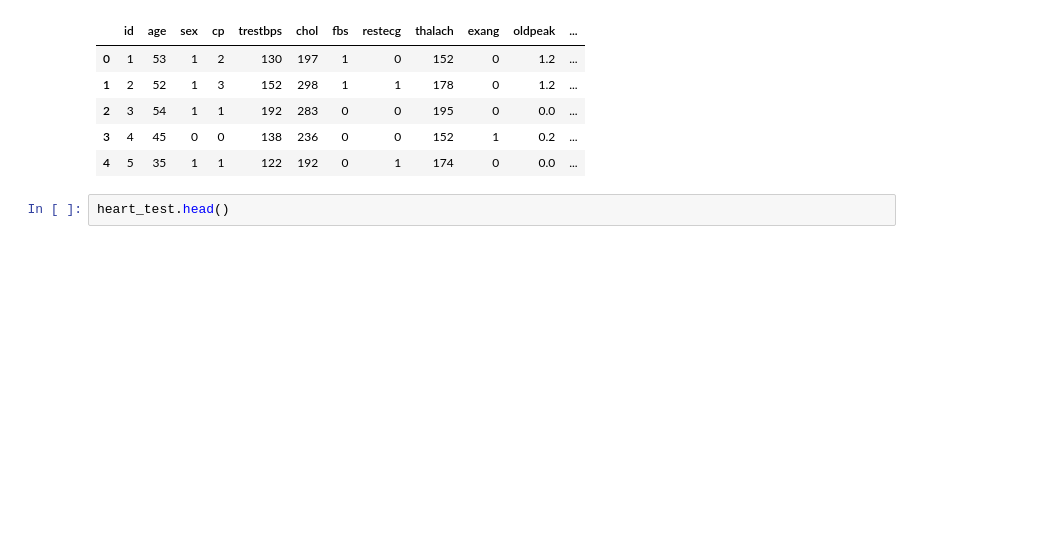
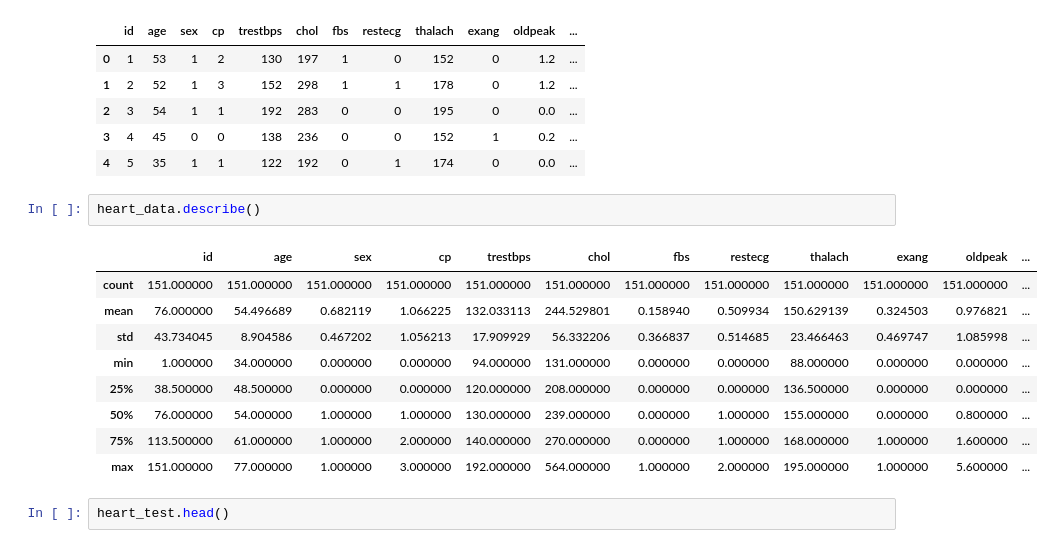
Before and after one commit to chnlee/Dacon--, a Jupyter notebook: Sample.ipynb, the cells around one changed output. Saved outputs shown, nothing was run; the diff lists cells and outputs as text; blank space fills up the shorter version.

```diff
--- a/Sample.ipynb
+++ b/Sample.ipynb
@@ -26,6 +26,18 @@ heart_data.head()
 | 2 | 3 | 54 | 1 | 1 | 192 | 283 | 0 | 0 | 195 | 0 | 0.0 | ... |
 | 3 | 4 | 45 | 0 | 0 | 138 | 236 | 0 | 0 | 152 | 1 | 0.2 | ... |
 | 4 | 5 | 35 | 1 | 1 | 122 | 192 | 0 | 1 | 174 | 0 | 0.0 | ... |
+# %%
+heart_data.describe()
+# %% [output]
+|  | id | age | sex | cp | trestbps | chol | fbs | restecg | thalach | exang | oldpeak | ... |
+| count | 151.000000 | 151.000000 | 151.000000 | 151.000000 | 151.000000 | 151.000000 | 151.000000 | 151.000000 | 151.000000 | 151.000000 | 151.000000 | ... |
+| mean | 76.000000 | 54.496689 | 0.682119 | 1.066225 | 132.033113 | 244.529801 | 0.158940 | 0.509934 | 150.629139 | 0.324503 | 0.976821 | ... |
+| std | 43.734045 | 8.904586 | 0.467202 | 1.056213 | 17.909929 | 56.332206 | 0.366837 | 0.514685 | 23.466463 | 0.469747 | 1.085998 | ... |
+| min | 1.000000 | 34.000000 | 0.000000 | 0.000000 | 94.000000 | 131.000000 | 0.000000 | 0.000000 | 88.000000 | 0.000000 | 0.000000 | ... |
+| 25% | 38.500000 | 48.500000 | 0.000000 | 0.000000 | 120.000000 | 208.000000 | 0.000000 | 0.000000 | 136.500000 | 0.000000 | 0.000000 | ... |
+| 50% | 76.000000 | 54.000000 | 1.000000 | 1.000000 | 130.000000 | 239.000000 | 0.000000 | 1.000000 | 155.000000 | 0.000000 | 0.800000 | ... |
+| 75% | 113.500000 | 61.000000 | 1.000000 | 2.000000 | 140.000000 | 270.000000 | 0.000000 | 1.000000 | 168.000000 | 1.000000 | 1.600000 | ... |
+| max | 151.000000 | 77.000000 | 1.000000 | 3.000000 | 192.000000 | 564.000000 | 1.000000 | 2.000000 | 195.000000 | 1.000000 | 5.600000 | ... |
 # %%
 heart_test.head()
 # %% [output]
```
Also changed, not shown: parts of 5 cells of this notebook.
